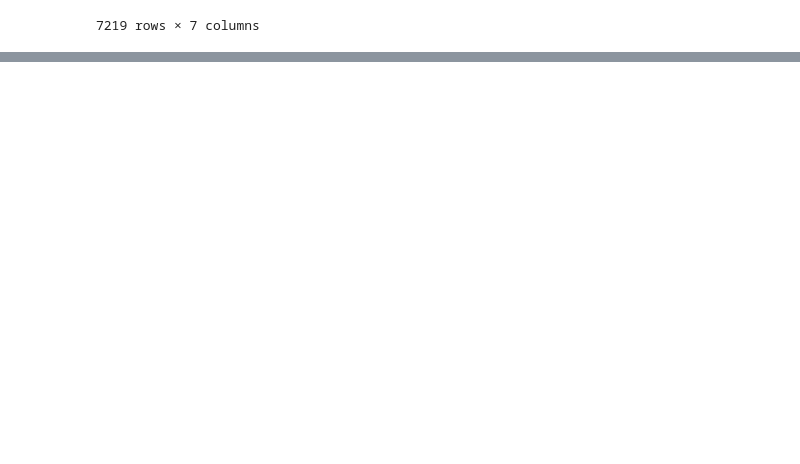
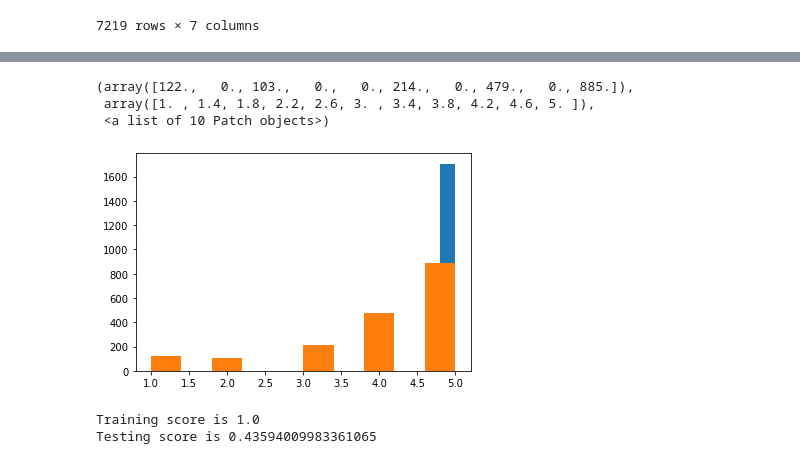
Before and after one commit to AvaneeshKolluri/YelpScrapingProject, a Jupyter notebook: ResearchQuestion3.ipynb, the cells around one changed output, grey strips where cells are left out. Drawn from its saved outputs; the diff is of its cells as text; code cells hidden in the pictures; blank space fills up the shorter version.

```diff
--- a/ResearchQuestion3.ipynb
+++ b/ResearchQuestion3.ipynb
@@ -359,0 +437,17 @@ thaiVilla
+# %%
+plt.hist(clf.predict(x_test))
+plt.hist(y_test)
+# %% [output]
+(array([122.,   0., 103.,   0.,   0., 214.,   0., 479.,   0., 885.]),
+ array([1. , 1.4, 1.8, 2.2, 2.6, 3. , 3.4, 3.8, 4.2, 4.6, 5. ]),
+ <a list of 10 Patch objects>)
+[figure, added]
+# %%
+from sklearn.tree import DecisionTreeClassifier
+clf = DecisionTreeClassifier()
+clf.fit(x_train, y_train)
+print('Training score is ' + str(clf.score(x_train, y_train)))
+print('Testing score is ' + str(clf.score(x_test, y_test)))
+# %% [output]
+Training score is 1.0
+Testing score is 0.43594009983361065
```
Also changed, not shown: parts of 24 cells of this notebook.
